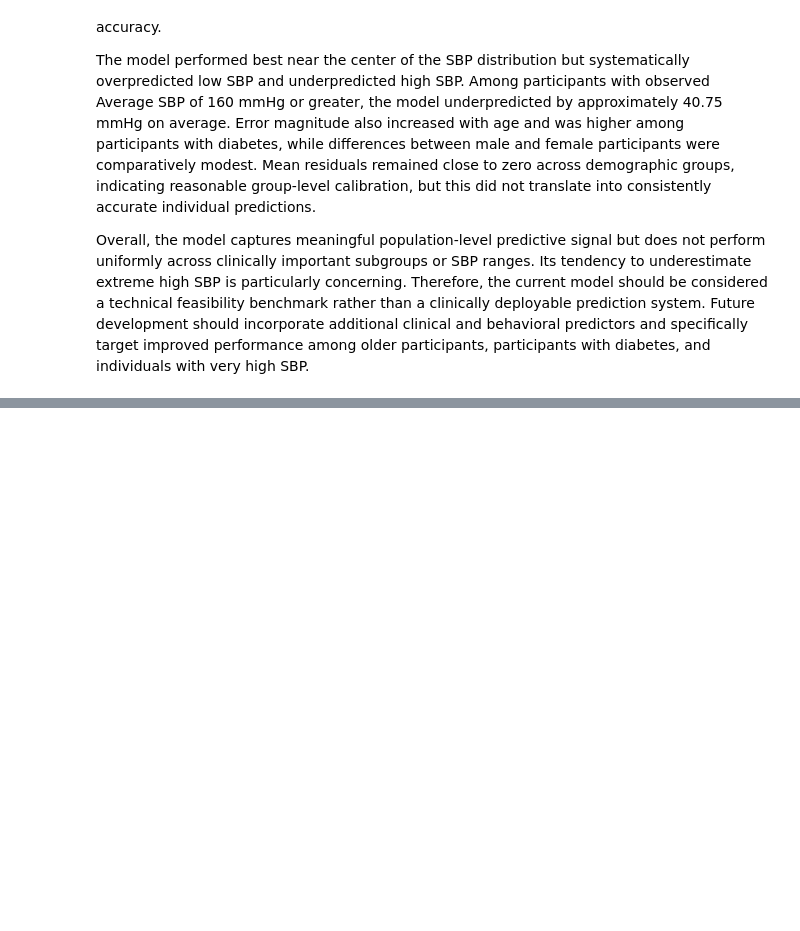
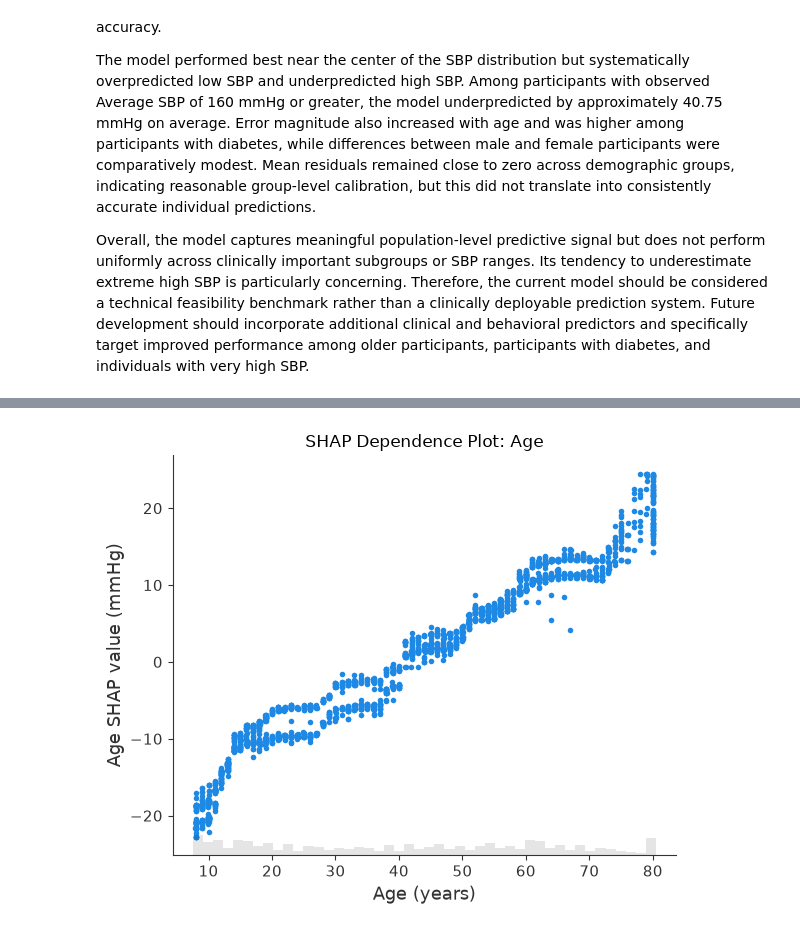
Before and after one commit to kmnguyen37/Intelligent-Blood-Presure-Risk-Assessment, a Jupyter notebook: notebook/01-project-notebook.ipynb, the cells around one changed output, grey strips where cells are left out. Saved outputs shown, nothing was run; the diff lists cells and outputs as text; code cells hidden in the pictures; blank space fills up the shorter version.

```diff
--- a/notebook/01-project-notebook.ipynb
+++ b/notebook/01-project-notebook.ipynb
@@ -3302,0 +3419,14 @@ Overall, the model captures meaningful population-level predictive signal but do
+# %%
+## Create SHAP dependence plot for Age
+shap.plots.scatter(
+    rf_shap_display[:, "Age"],
+    show=False
+)
+
+plt.title("SHAP Dependence Plot: Age")
+plt.xlabel("Age (years)")
+plt.ylabel("Age SHAP value (mmHg)")
+plt.tight_layout()
+plt.show()
+# %% [output]
+[figure, added]
```
Also changed, not shown: parts of 35 cells of this notebook, 3 other files.
